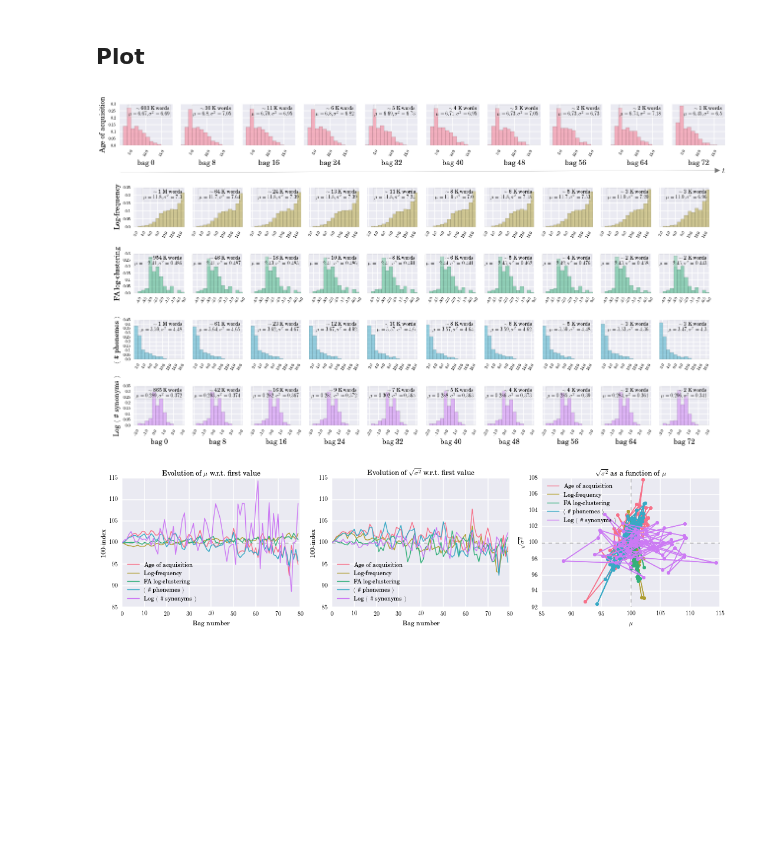
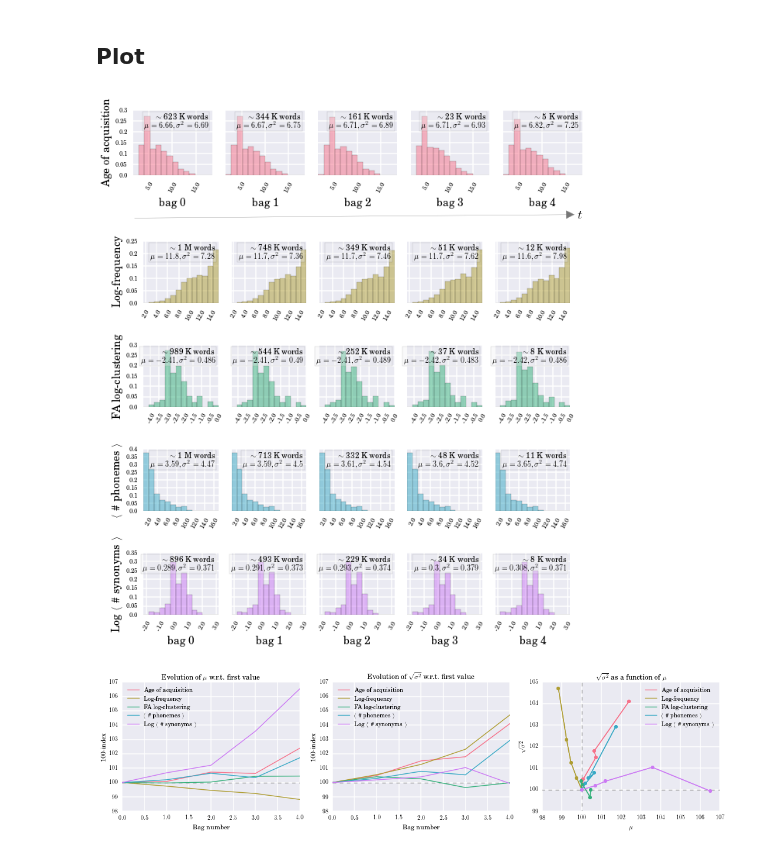
Before and after one commit to wehlutyk/brainscopypaste, a Jupyter notebook: macro_nosubs_paper.ipynb, the cells around one changed output. Saved outputs shown, nothing was run; the diff lists cells and outputs as text; code cells hidden in the pictures; blank space fills up the shorter version.

```diff
--- a/macro_nosubs_paper.ipynb
+++ b/macro_nosubs_paper.ipynb
@@ -10,7 +10,7 @@ min_days = 0
 # Maximum number of days a cluster must have to be included in the analysis
 max_days = 80
 # Clusters filtering type to use
-filtering_type = 'filtered'
+filtering_type = 'ff'
 
 file_postfix = ('_nosubs_F{filtering_type}_R{min_days}-{max_days}_'
                 'D{timebag_size}').format(filtering_type=filtering_type,
@@ -72,8 +72,8 @@ Loaded from pickle.
 ## Plot
 # %%
 nbins = 15             # Number of bins to use in histograms
-n_timebags_shown = 10 #last_novel_tbg + 1   # Number of timebags to plot for each feature
-n_timebags_step = 8    # Step between two plotted timebags
+n_timebags_shown = 5 #last_novel_tbg + 1   # Number of timebags to plot for each feature
+n_timebags_step = 1    # Step between two plotted timebags
 small_fontsize = 8     # fontsize for small, not so important text
 med_fontsize = 10      # fontsize for medium, moderately important text
 big_fontsize = 14      # fontsize for big, important text
@@ -160,34 +160,34 @@ for i, ffullname in enumerate(included_features):
         legend_text += r'$\mu = {:.3}, \sigma^2 = {:.3}$'.format(mus[i, j], sigma2s[i, j])
         axs[i, j].text(xpos, ypos, legend_text,
                        ha='right', va='top', fontsize=med_fontsize,
                        bbox=dict(facecolor=sb.desaturate('#EAEAF2', 0.2), alpha=0.3))
 
 fig.tight_layout()
 
 # Rescale lower rows compared to first one
 from matplotlib.transforms import Affine2D, TransformedBbox
 scaling = 0.95
 trans = Affine2D().scale(scaling).translate((1 - scaling) / 2, 0)
 for i in range(1, len(included_features)):
     for j in range(n_timebags_shown):
         bbox = axs[i, j].get_position()
         axs[i, j].set_position(TransformedBbox(bbox, trans))
 # Add an arrow for time
 pts00 = axs[0, 0].get_position().get_points()
 pts01 = axs[0, 1].get_position().get_points()
 space_to_ax_width = (pts01[1, 0] - pts00[1, 0]) / (pts00[1, 0] - pts00[0, 0])
 xmin, xmax = axs[0, 0].get_xlim()
 x0 = xmin
 xwidth = (xmax - xmin) * space_to_ax_width * (n_timebags_shown - 1) + (xmax - xmin)
 ymin, ymax = axs[0, 0].get_ylim()
 ypos = ymin - 0.65 * (ymax - ymin)
 axs[0, 0].annotate('$t$', (x0, ypos), (x0 + xwidth, ypos),
                    ha='right',
                    arrowprops=dict(arrowstyle='<|-, head_length=.6, head_width=.3', color='#777777'),
                    fontsize=big_fontsize * 1.2, annotation_clip=False)
 fig.savefig('data/figures_paper/macro_hists{}.png'.format(file_postfix), bbox_inches='tight', dpi=300)
 # %% [output]
-[figure, old version]
+[figure, new version]
 # %%
 fig, axs = mpl.pyplot.subplots(1, 3, figsize=(15, 4))
 ax_color = '#999999'
@@ -234,4 +234,4 @@ axs[2].set_ylim(ymin1, ymax1)
 fig.tight_layout()
 fig.savefig('data/figures_paper/macro_musigmas{}.png'.format(file_postfix), bbox_inches='tight', dpi=300)
 # %% [output]
-[figure, old version]
+[figure, new version]
```
Also changed, not shown: 4 other files.
